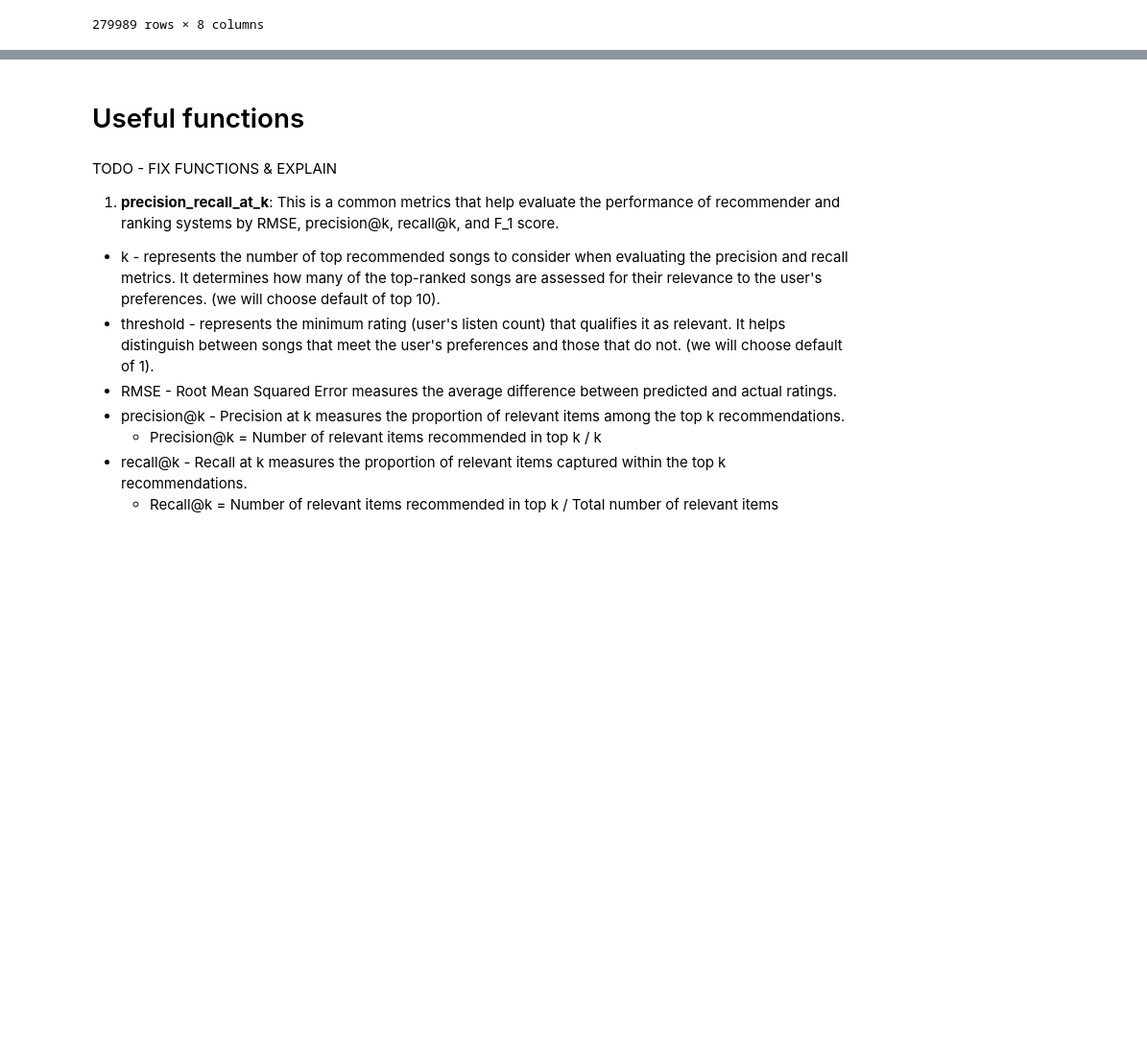
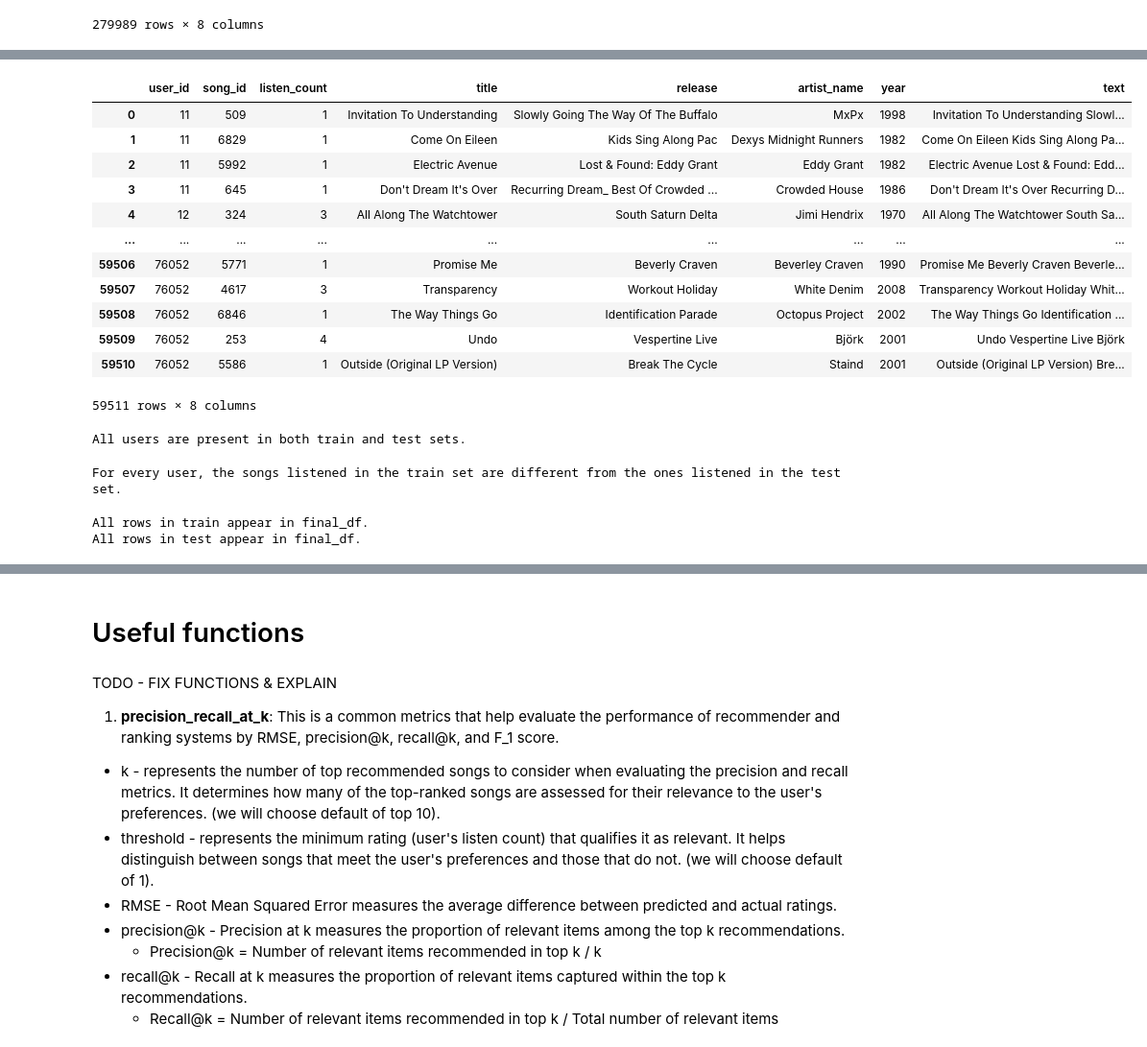
Before and after one commit to EitanBakirov/advanced-ml-dl-course, a Jupyter notebook: finalProject/Recommendation_System_Project_Group_4.ipynb, the cells around one changed output, grey strips where cells are left out. Shown at 96% size. Saved outputs shown, nothing was run; the diff lists cells and outputs as text; code cells hidden in the pictures; blank space fills up the shorter version.

```diff
--- a/finalProject/Recommendation_System_Project_Group_4.ipynb
+++ b/finalProject/Recommendation_System_Project_Group_4.ipynb
@@ -2842 +2921,57 @@ df_final
+# %%
+testset_df
+# %% [output]
+|  | user_id | song_id | listen_count | title | release | artist_name | year | text |
+| 0 | 11 | 509 | 1 | Invitation To Understanding | Slowly Going The Way Of The Buffalo | MxPx | 1998 | Invitation To Understanding Slowl... |
+| 1 | 11 | 6829 | 1 | Come On Eileen | Kids Sing Along Pac | Dexys Midnight Runners | 1982 | Come On Eileen Kids Sing Along Pa... |
+| 2 | 11 | 5992 | 1 | Electric Avenue | Lost & Found: Eddy Grant | Eddy Grant | 1982 | Electric Avenue Lost & Found: Edd... |
+| 3 | 11 | 645 | 1 | Don't Dream It's Over | Recurring Dream_ Best Of Crowded ... | Crowded House | 1986 | Don't Dream It's Over Recurring D... |
+| 4 | 12 | 324 | 3 | All Along The Watchtower | South Saturn Delta | Jimi Hendrix | 1970 | All Along The Watchtower South Sa... |
+| ... | ... | ... | ... | ... | ... | ... | ... | ... |
+| 59506 | 76052 | 5771 | 1 | Promise Me | Beverly Craven | Beverley Craven | 1990 | Promise Me Beverly Craven Beverle... |
+| 59507 | 76052 | 4617 | 3 | Transparency | Workout Holiday | White Denim | 2008 | Transparency Workout Holiday Whit... |
+| 59508 | 76052 | 6846 | 1 | The Way Things Go | Identification Parade | Octopus Project | 2002 | The Way Things Go Identification ... |
+| 59509 | 76052 | 253 | 4 | Undo | Vespertine Live | Björk | 2001 | Undo Vespertine Live Björk |
+| 59510 | 76052 | 5586 | 1 | Outside (Original LP Version) | Break The Cycle | Staind | 2001 | Outside (Original LP Version) Bre... |
+59511 rows × 8 columns
+# %%
+#Condition to check if all users are in both test and train:
+train_users = set(trainset_df['user_id'].unique())
+test_users = set(testset_df['user_id'].unique())
+
+if train_users == test_users:
+    print("All users are present in both train and test sets.")
+else:
+    print("Not all users are present in both train and test sets.")
+# %% [output]
+All users are present in both train and test sets.
+# %%
+#Condition to check that for every user, the songs listened to in the train are different from the ones listened to in the test:
+train_user_song_pairs = set(zip(trainset_df['user_id'], trainset_df['song_id']))
+test_user_song_pairs = set(zip(testset_df['user_id'], testset_df['song_id']))
+
+if not any(pair in train_user_song_pairs for pair in test_user_song_pairs):
+    print("For every user, the songs listened in the train set are different from the ones listened in the test set.")
+else:
+    print("There are users for whom some songs overlap between the train and test sets.")
+# %% [output]
+For every user, the songs listened in the train set are different from the ones listened in the test set.
+# %%
+#Assuming final_df is your complete dataframe containing all data
+final_user_song_pairs = set(zip(df_final['user_id'], df_final['song_id']))
+
+#Check if all rows in train appear in final_df
+if set(zip(trainset_df['user_id'], trainset_df['song_id'])).issubset(final_user_song_pairs):
+    print("All rows in train appear in final_df.")
+else:
+    print("Not all rows in train appear in final_df.")
+
+#Check if all rows in test appear in final_df
+if set(zip(testset_df['user_id'], testset_df['song_id'])).issubset(final_user_song_pairs):
+    print("All rows in test appear in final_df.")
+else:
+    print("Not all rows in test appear in final_df.")
+# %% [output]
+All rows in train appear in final_df.
+All rows in test appear in final_df.
 # %%
```
Also changed, not shown: parts of 14 cells of this notebook.
